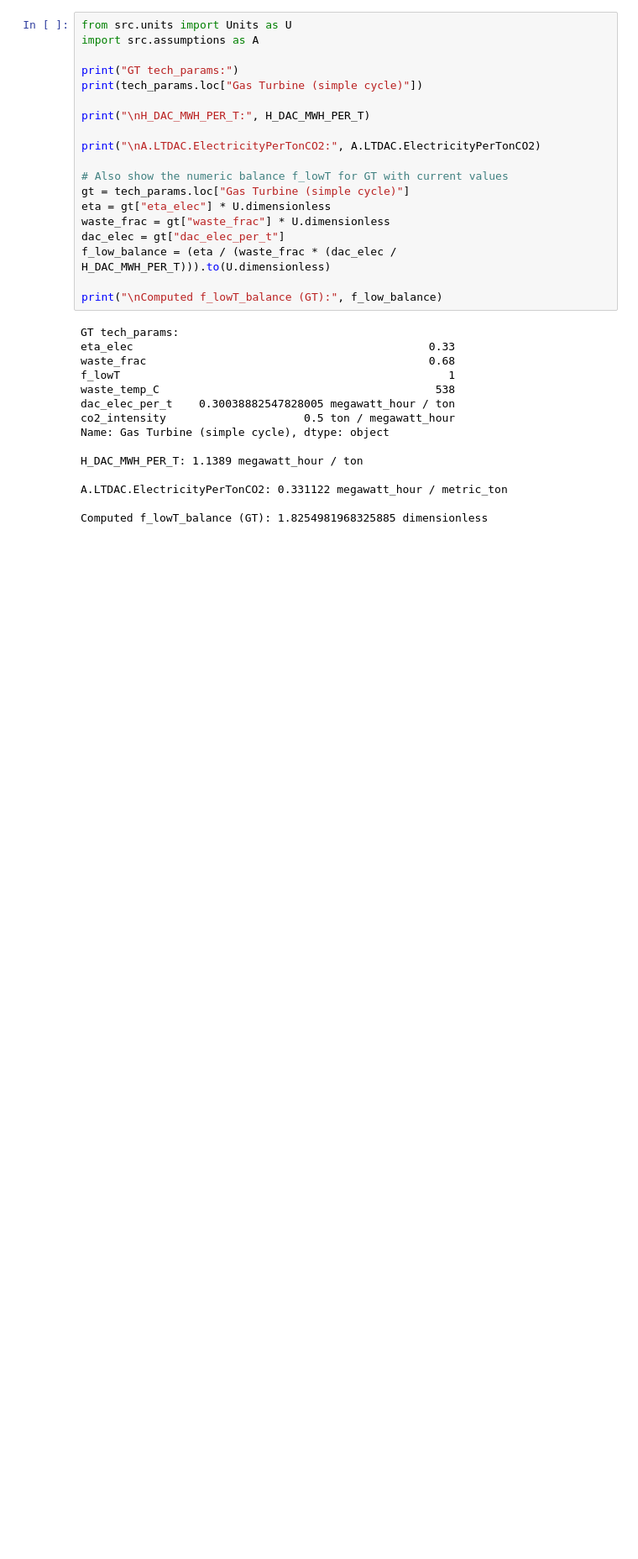
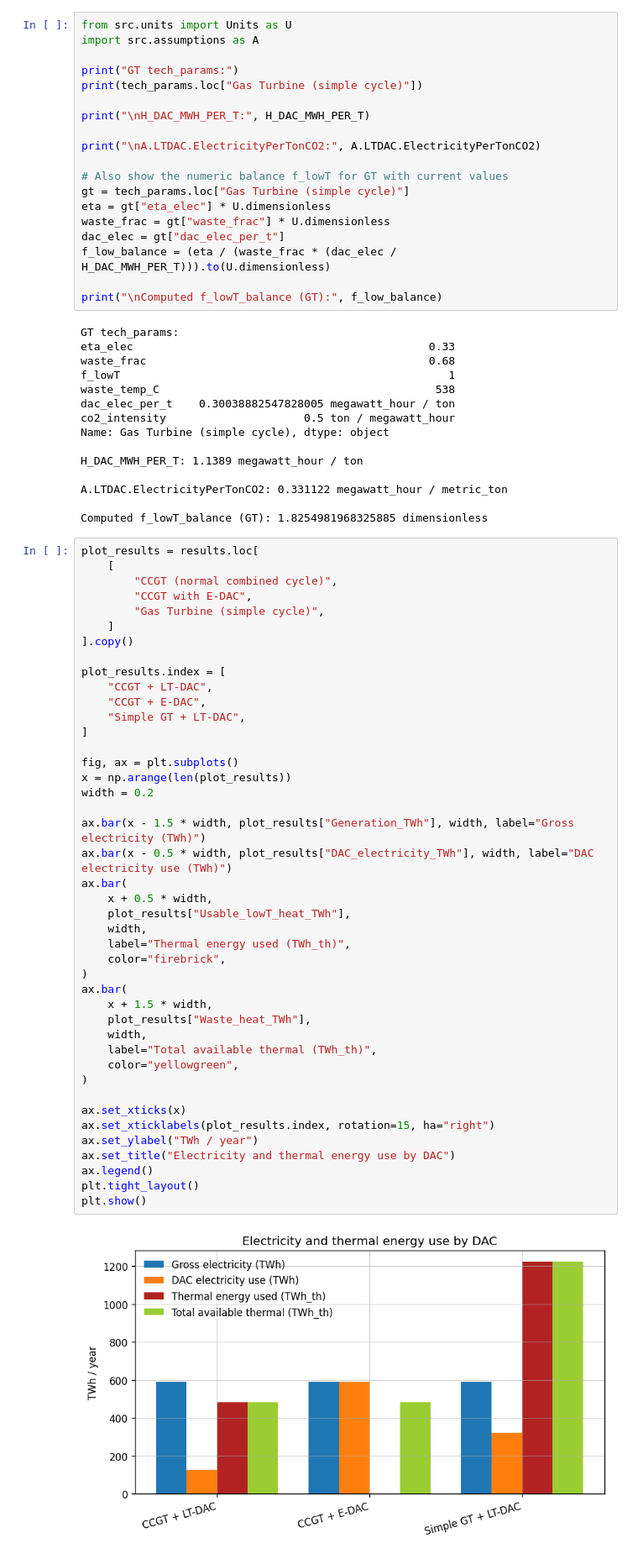
Before and after one commit to Yutong-Ren338/uk-energy-system-2050, a Jupyter notebook: nbs/Gas_techs_update.ipynb, the cells around one changed output. Shown at 84% size. Saved outputs shown, nothing was run; the diff lists cells and outputs as text; blank space fills up the shorter version.

Commit message:
Update energy model and analysis notebooks

```diff
--- a/nbs/Gas_techs_update.ipynb
+++ b/nbs/Gas_techs_update.ipynb
@@ -586,3 +606,48 @@ H_DAC_MWH_PER_T: 1.1389 megawatt_hour / ton
 A.LTDAC.ElectricityPerTonCO2: 0.331122 megawatt_hour / metric_ton
 
 Computed f_lowT_balance (GT): 1.8254981968325885 dimensionless
+# %%
+plot_results = results.loc[
+    [
+        "CCGT (normal combined cycle)",
+        "CCGT with E-DAC",
+        "Gas Turbine (simple cycle)",
+    ]
+].copy()
+
+plot_results.index = [
+    "CCGT + LT-DAC",
+    "CCGT + E-DAC",
+    "Simple GT + LT-DAC",
+]
+
+fig, ax = plt.subplots()
+x = np.arange(len(plot_results))
+width = 0.2
+
+ax.bar(x - 1.5 * width, plot_results["Generation_TWh"], width, label="Gross electricity (TWh)")
+ax.bar(x - 0.5 * width, plot_results["DAC_electricity_TWh"], width, label="DAC electricity use (TWh)")
+ax.bar(
+    x + 0.5 * width,
+    plot_results["Usable_lowT_heat_TWh"],
+    width,
+    label="Thermal energy used (TWh_th)",
+    color="firebrick",
+)
+ax.bar(
+    x + 1.5 * width,
+    plot_results["Waste_heat_TWh"],
+    width,
+    label="Total available thermal (TWh_th)",
+    color="yellowgreen",
+)
+
+ax.set_xticks(x)
+ax.set_xticklabels(plot_results.index, rotation=15, ha="right")
+ax.set_ylabel("TWh / year")
+ax.set_title("Electricity and thermal energy use by DAC")
+ax.legend()
+plt.tight_layout()
+plt.show()
+# %% [output]
+[figure, added]
```
Also changed, not shown: parts of 7 cells of this notebook, 28 other files.
